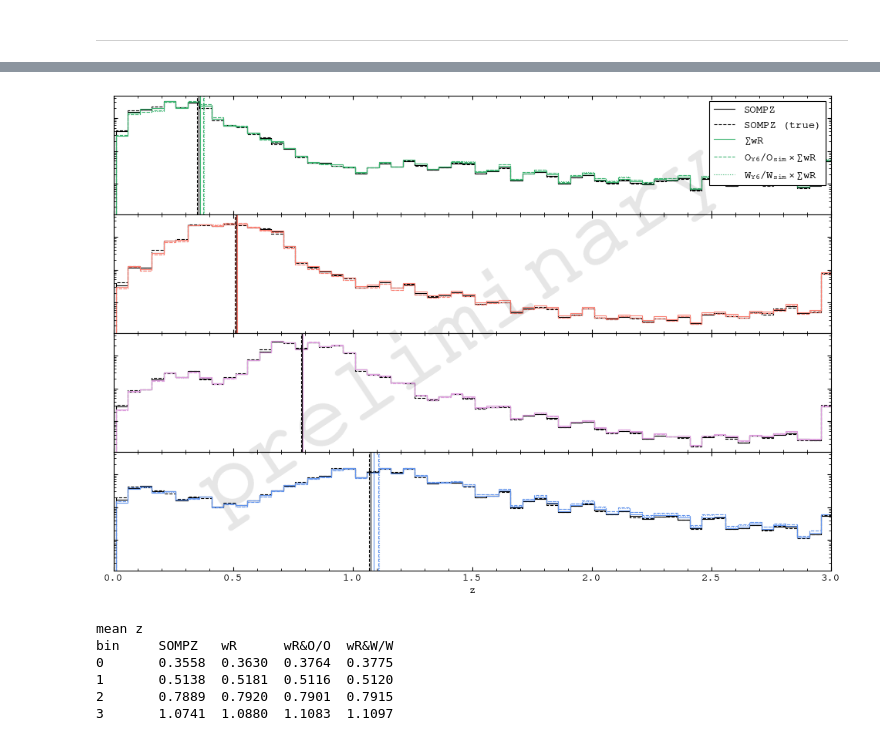
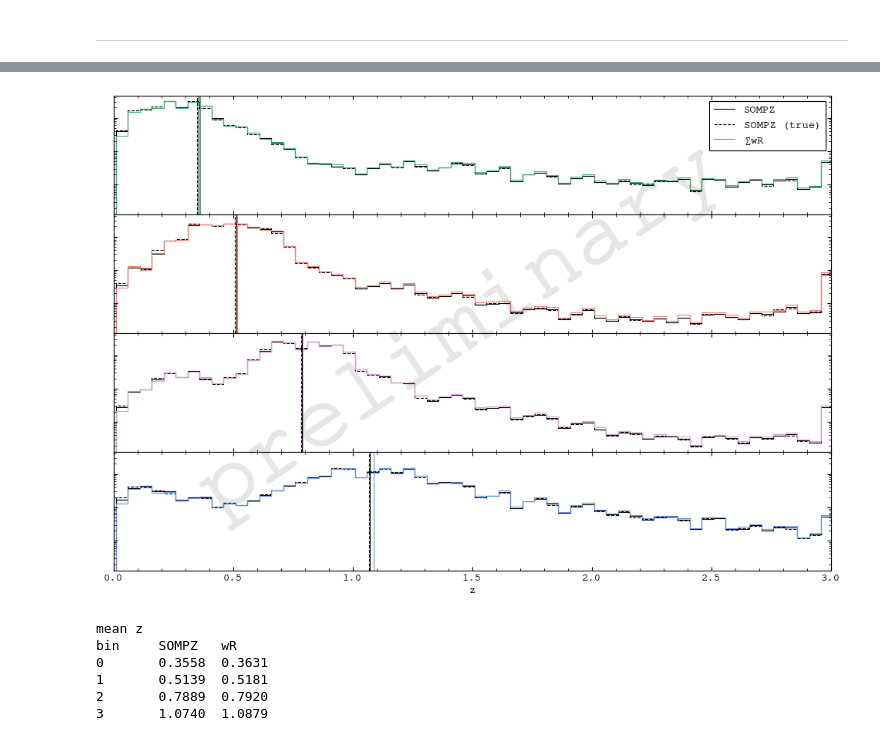
Before and after one commit to sidneymau/des-y6-image-sims-analysis, a Jupyter notebook: notebooks/2025_02_17_tomography/nzs.ipynb, the cells around one changed output, grey strips where cells are left out. Drawn from its saved outputs; the diff is of its cells as text; code cells hidden in the pictures.

```diff
--- a/notebooks/2025_02_17_tomography/nzs.ipynb
+++ b/notebooks/2025_02_17_tomography/nzs.ipynb
@@ -947,83 +950,83 @@ for i in lib.const.TOMOGRAPHIC_BINS:
     )
 
     axs[i].axvline(
         np.average(zvals, weights=nz_tomo[i]),
         c=tomo_colors[i],
         ls="-",
     )
     axs[i].stairs(
         nz_tomo[i],
         edges=zedges,
         ec=tomo_colors[i],
         ls="-",
         label="$\\sum w R$",
     )
 
-    axs[i].stairs(
-        nz_tomo_o[i],
-        edges=zedges,
-        ec=tomo_colors[i],
-        ls="--",
-        label="$O_{Y6} / O_{sim} \\times \\sum w R$",
-    )
-    axs[i].axvline(
-        np.average(zvals, weights=nz_tomo_o[i]),
-        c=tomo_colors[i],
-        ls="--",
-    )
+    # axs[i].stairs(
+    #     nz_tomo_o[i],
+    #     edges=zedges,
+    #     ec=tomo_colors[i],
+    #     ls="--",
+    #     label="$O_{Y6} / O_{sim} \\times \\sum w R$",
+    # )
+    # axs[i].axvline(
+    #     np.average(zvals, weights=nz_tomo_o[i]),
+    #     c=tomo_colors[i],
+    #     ls="--",
+    # )
 
-    axs[i].stairs(
-        nz_tomo_w[i],
-        edges=zedges,
-        ec=tomo_colors[i],
-        ls=":",
-        label="$W_{Y6} / W_{sim} \\times \\sum w R$",
-    )
-    axs[i].axvline(
-        np.average(zvals, weights=nz_tomo_w[i]),
-        c=tomo_colors[i],
-        ls=":",
-    )
+    # axs[i].stairs(
+    #     nz_tomo_w[i],
+    #     edges=zedges,
+    #     ec=tomo_colors[i],
+    #     ls=":",
+    #     label="$W_{Y6} / W_{sim} \\times \\sum w R$",
+    # )
+    # axs[i].axvline(
+    #     np.average(zvals, weights=nz_tomo_w[i]),
+    #     c=tomo_colors[i],
+    #     ls=":",
+    # )
 
 
 axs[-1].set_xlim(0, 3)
 axs[-1].set_yscale("log")
 
 axs[-1].set_xlabel("z")
 axs[-1].set_yticklabels([])
 
 axs[0].legend(loc="upper right")
 
 watermark(fig)
 
 plt.show()
 # %% [output]
-[figure, old version]
+[figure, new version]
 # %%
 print("mean z")
 print(
     f"bin"
     f"\tSOMPZ"
     f"\twR"
-    f"\twR&O/O"
-    f"\twR&W/W"
+    # f"\twR&O/O"
+    # f"\twR&W/W"
 )
 for i in lib.const.TOMOGRAPHIC_BINS:
     print(
         f"{i}"
         f"\t{np.average(zbinsc, weights=nz_sompz[i]) :.4f}"
         f"\t{np.average(zvals, weights=nz_tomo[i]) :.4f}"
-        f"\t{np.average(zvals, weights=nz_tomo_o[i]) :.4f}"
-        f"\t{np.average(zvals, weights=nz_tomo_w[i]) :.4f}"
+        # f"\t{np.average(zvals, weights=nz_tomo_o[i]) :.4f}"
+        # f"\t{np.average(zvals, weights=nz_tomo_w[i]) :.4f}"
 
     )
 # %% [output]
 mean z
-bin     SOMPZ   wR      wR&O/O  wR&W/W
-0       0.3558  0.3630  0.3764  0.3775
-1       0.5138  0.5181  0.5116  0.5120
-2       0.7889  0.7920  0.7901  0.7915
-3       1.0741  1.0880  1.1083  1.1097
+bin     SOMPZ   wR
+0       0.3558  0.3631
+1       0.5139  0.5181
+2       0.7889  0.7920
+3       1.0740  1.0879
 # %%
 print("dz")
 print(
```
Also changed, not shown: parts of 6 cells of this notebook, 10 other files.
